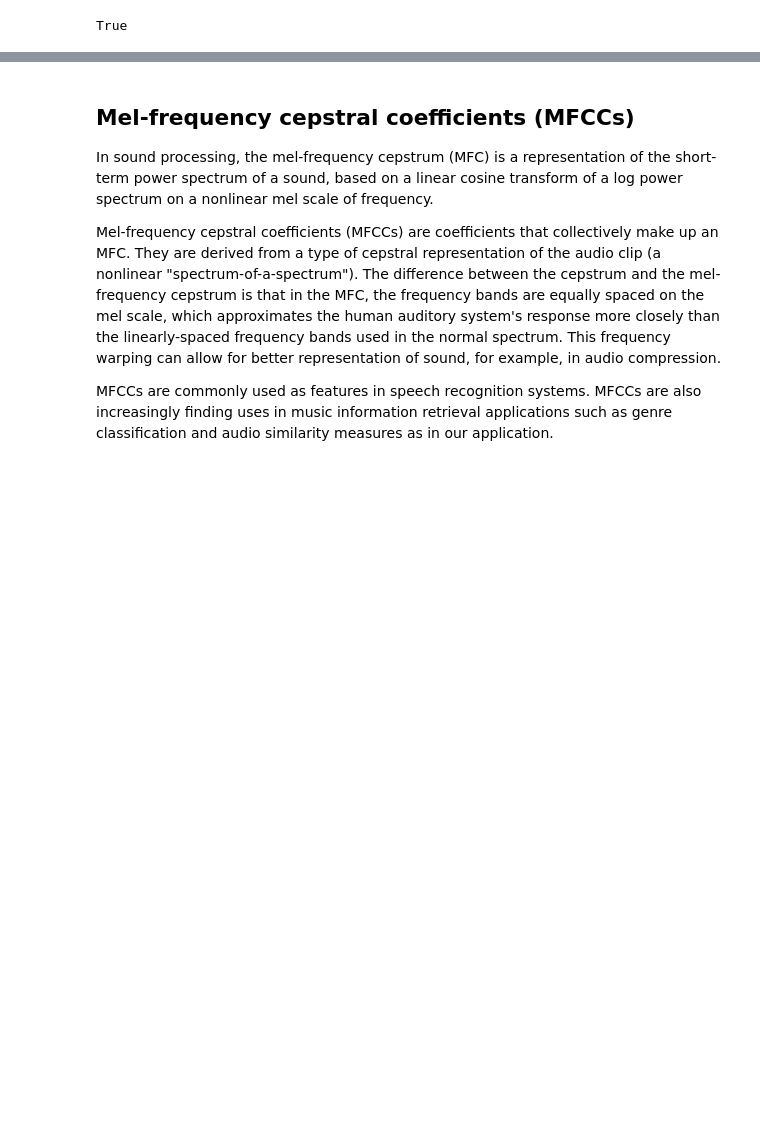
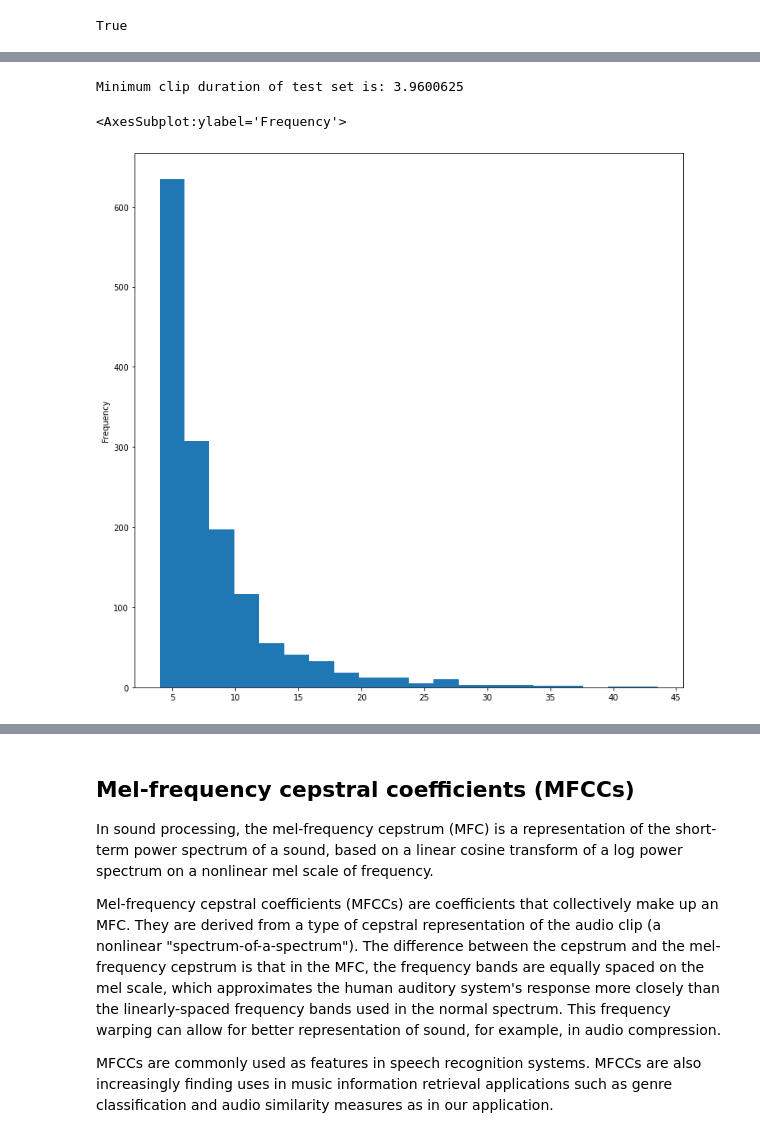
Before and after one commit to vassilispapadop/speaker-similarity, a Jupyter notebook: speaker_identification.ipynb, the cells around one changed output, grey strips where cells are left out. Drawn from its saved outputs; the diff is of its cells as text; code cells hidden in the pictures; blank space fills up the shorter version.

```diff
--- a/speaker_identification.ipynb
+++ b/speaker_identification.ipynb
@@ -121,0 +131,7 @@ True
+# %%
+print(f'Minimum clip duration of test set is: {df_test["duration"].min()}')
+df_test['duration'].plot.hist(bins=20)
+# %% [output]
+Minimum clip duration of test set is: 3.9600625
+<AxesSubplot:ylabel='Frequency'>
+[figure, added]
```
Also changed, not shown: parts of 6 cells of this notebook.
